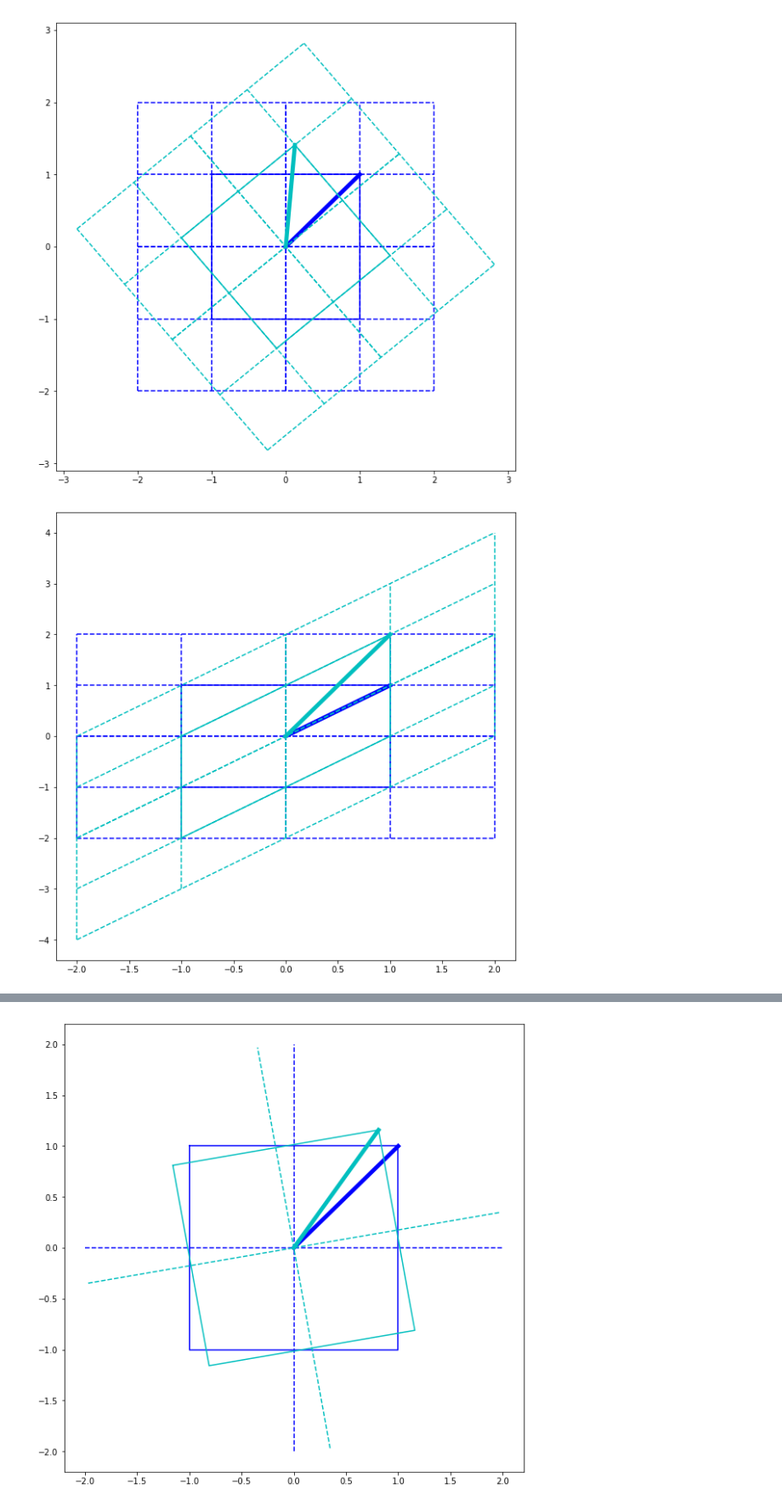
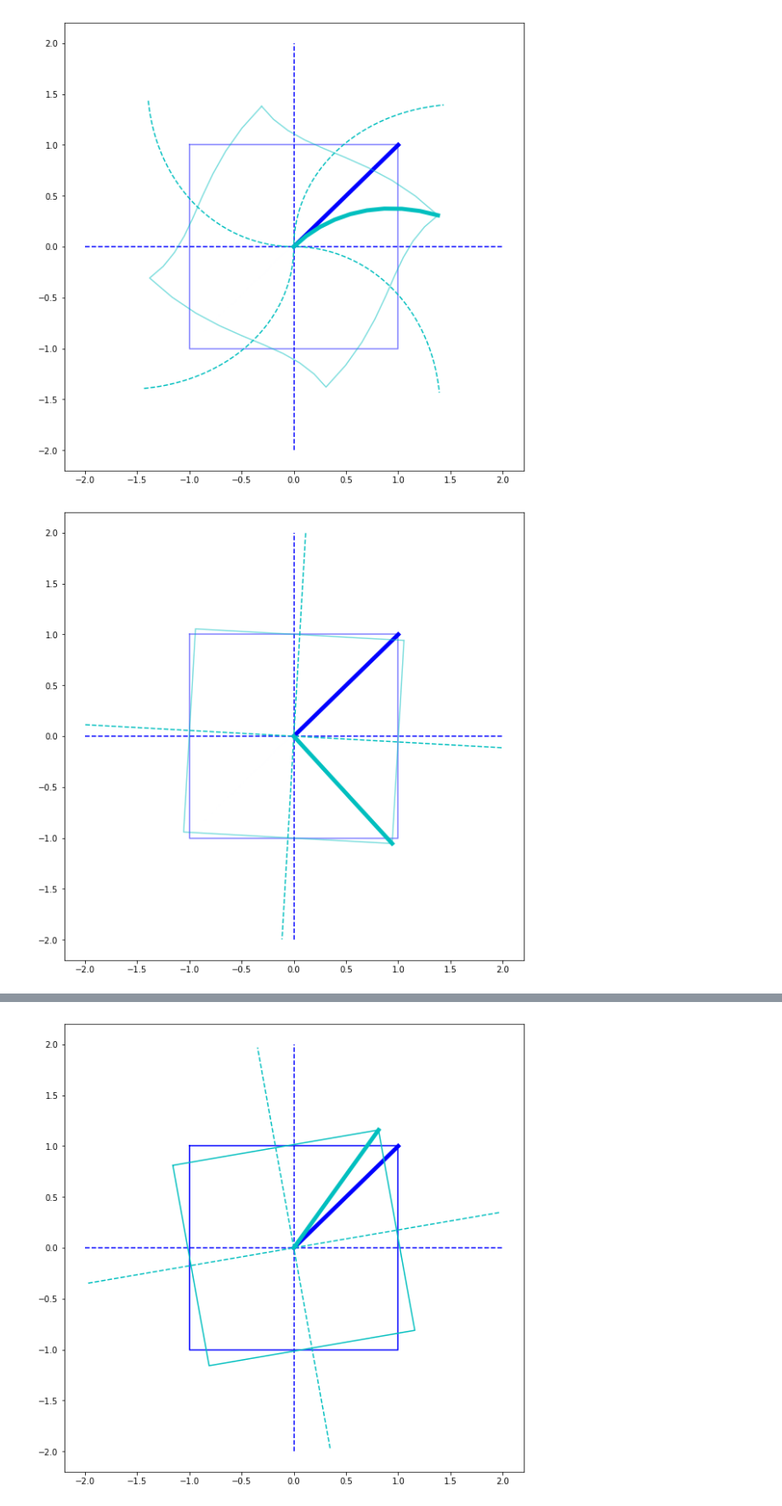
Before and after one commit to irfanhasib0/Control-algorithms, a Jupyter notebook: Linear Algebra.ipynb, the cells around one changed output, grey strips where cells are left out. Shown: that part at 85% size. Drawn from its saved outputs; the diff is of its cells as text; code cells hidden in the pictures.

Commit message:
Non linear ransform added

```diff
--- a/Linear Algebra.ipynb
+++ b/Linear Algebra.ipynb
@@ -103,25 +295,62 @@ class Linear_Transform():
 # %%
 
 import time
 #for i in range(1,90,10):
 #    lt=Linear_Transform(angle=i)
 #    time.sleep(.1)
-phi=np.deg2rad(40)
+phi=np.deg2rad(25)
 matrix1=np.array([[math.cos(phi),math.sin(phi)],
                 [-math.sin(phi),math.cos(phi)]])
 matrix2=np.array([[1 , 1],
                  [0 , 1]])
 matrix3=np.array([[1 , 1],
                  [1 , 1]])
 matrix4=np.array([[1 , 1],
                  [1 , 2]])
 vect=[[0,0],
       [1,1]]
 #vect=[[1,1]]
 vect=np.array(vect,dtype=np.float64)
 mats = [matrix1,matrix2,matrix3,matrix4]
-for mat in mats:
-    lt=Linear_Transform(vect,mat)
+#for mat in mats:
+    #lt=Linear_Transform(vect,mat)
+def func_1(a,b):
+    #print('func : ix=1+0.1*x ')
+    ret=1#+0.1*a#ix = 1+0.1*x
+    return ret
+def func_2(a,b):
+    #print('func : iy=1+np.sin(x)')
+    ret=0.0*a+np.sin(0.*a)
+    return ret
+def func_3(a,b):
+    #print('func : iy=1+np.sin(x)')
+    ret=1+.1*a+np.sin(.1*b)
+    return ret
+def func_4(a,b):
+    phi=0.4*np.sqrt(a**2+b**2)
+    #phi=np.deg2rad(25)
+    mat=np.array([[math.cos(phi),math.sin(phi)],
+                     [-math.sin(phi),math.cos(phi)]])
+    return mat
+def func_5(a,b):
+    a=0.1
+    b=0.1
+    phi=0.4*np.sqrt(a**2+b**2)
+    #phi=np.deg2rad(25)
+    mat=np.array([[-math.sin(phi),math.cos(phi)],
+                     [-math.cos(phi),-math.sin(phi)]])
+    return mat
+def matrix_nl(x,y):
+    ix=func_3(x,y)
+    iy=0
+    jx=0
+    jy=func_3(y,x)
+    mat=np.array([[ix, jx],
+                  [iy ,jy]])
+    return mat
+lt=Linear_Transform(vect,func_4)
+lt1=Linear_Transform(vect,func_5)
+#lt.Xaxis
 # %% [output]
-[figure, old version]
+[figure, new version]
-[figure, old version]
+[figure, new version]
```
Also changed, not shown: parts of 10 cells of this notebook.
